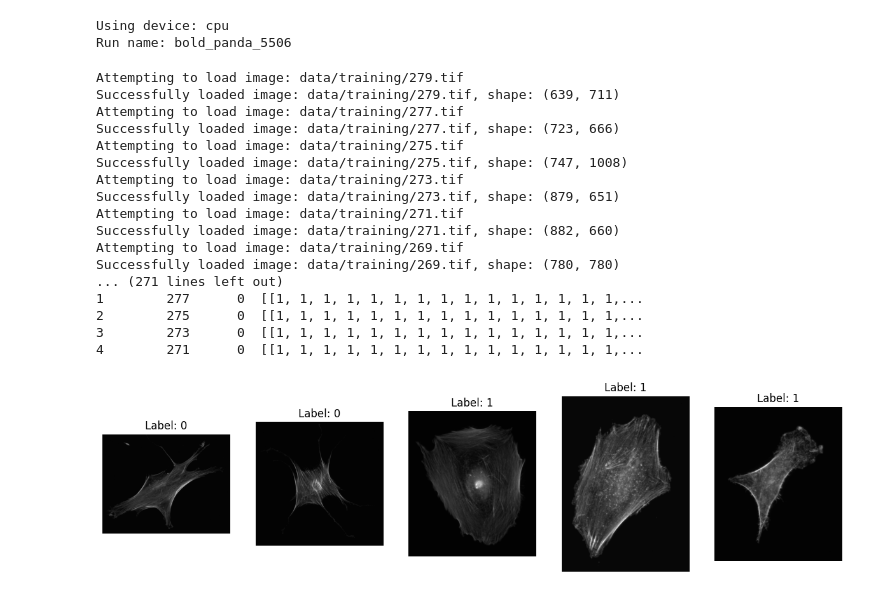
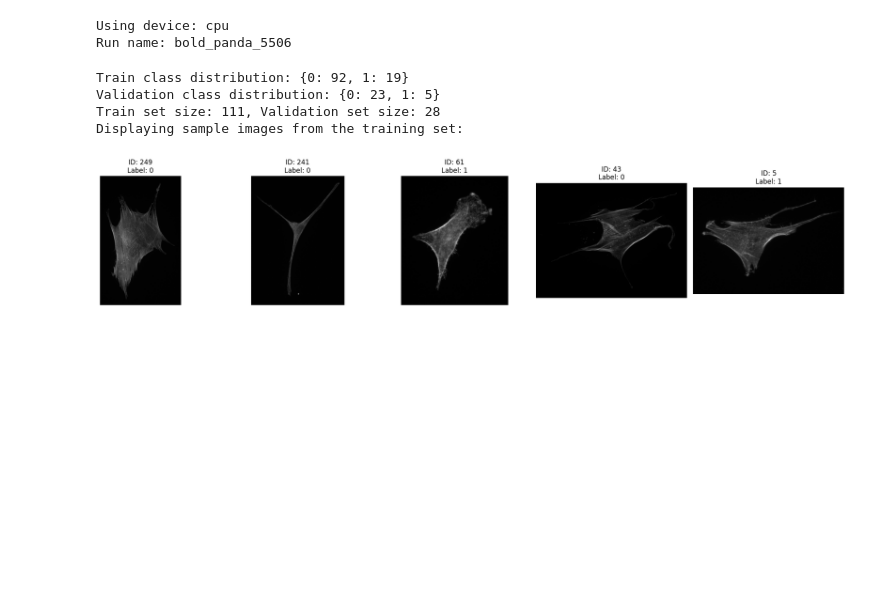
Before and after one commit to phongsakonml/danish-ai-competition-cell-classification-final, a Jupyter notebook: train.ipynb, the cells around one changed output. Cells and saved outputs as stored; diff of their text form; code cells hidden in the pictures; blank space fills up the shorter version.

```diff
--- a/train.ipynb
+++ b/train.ipynb
@@ -71,74 +72,64 @@ Run name: bold_panda_5506
 def load_and_preprocess_data(csv_path, images_dir):
     df = pd.read_csv(csv_path)
     logging.info(f"Loaded dataframe with shape: {df.shape}")
-    df = df.rename(columns={'is_homogenous': 'label'})
+
+    # Clean up the data
+    df['image_id'] = df['image_id '].astype(str).str.strip()
+    df['label'] = df['is_homogenous'].astype(int)
+    df = df.drop(columns=['is_homogenous'])
 
     def load_image(image_id):
         img_path = os.path.join(images_dir, f"{str(image_id).zfill(3)}.tif")
-        print(f"Attempting to load image: {img_path}")  # Debug print
         if not os.path.exists(img_path):
             print(f"Warning: Image file not found: {img_path}")
             return None
-        img = cv2.imread(img_path, cv2.IMREAD_GRAYSCALE)
+        img = cv2.imread(img_path, cv2.IMREAD_UNCHANGED)
         if img is None:
             print(f"Error: Unable to read image: {img_path}")
-        else:
-            print(f"Successfully loaded image: {img_path}, shape: {img.shape}")  # Debug print
         return img
 
-    df['image_array'] = df['image_id '].apply(load_image)
+    df['image_array'] = df['image_id'].apply(load_image)
 
-    print(f"Total images: {len(df)}")
-    print(f"Successfully loaded images: {df['image_array'].notna().sum()}")
-    print(f"Failed to load images: {df['image_array'].isna().sum()}")
+    # Count class distribution
+    class_counts = df['label'].value_counts()
+    logging.info(f"Class distribution: {class_counts.to_dict()}")
 
-    # Print a few rows to inspect the dataframe
-    print(df[['image_id ', 'label', 'image_array']].head())
-
-    return df
+    return df, class_counts
 
 # Load and preprocess data
 csv_path = 'data/training.csv'
 images_dir = 'data/training'
-df = load_and_preprocess_data(csv_path, images_dir)
+df, class_counts = load_and_preprocess_data(csv_path, images_dir)
 
 # Split data
 train_df, val_df = train_test_split(df, test_size=0.2, stratify=df['label'], random_state=42)
 
 # Log sizes of train and validation distributions
 logging.info(f"Train set size: {len(train_df)}, Validation set size: {len(val_df)}")
 logging.info(f"Train class distribution: {train_df['label'].value_counts().to_dict()}")
 logging.info(f"Validation class distribution: {val_df['label'].value_counts().to_dict()}")
+print(f"Train class distribution: {train_df['label'].value_counts().to_dict()}")
+print(f"Validation class distribution: {val_df['label'].value_counts().to_dict()}")
+print(f"Train set size: {len(train_df)}, Validation set size: {len(val_df)}")
 
-# Plot some images from the training set
-import matplotlib.pyplot as plt
-
-def plot_images(dataframe, num_images=5):
-    plt.figure(figsize=(15, 5))
-    for i in range(num_images):
-        plt.subplot(1, num_images, i + 1)
-        plt.imshow(dataframe['image_array'].iloc[i], cmap='gray')
-        plt.title(f"Label: {dataframe['label'].iloc[i]}")
+# Function to display sample images
+def show_samples(dataframe, num_samples=5):
+    plt.figure(figsize=(20, 4))
+    samples = dataframe.sample(num_samples)
+    for i, (_, row) in enumerate(samples.iterrows()):
+        plt.subplot(1, num_samples, i+1)
+        plt.imshow(row['image_array'], cmap='gray')
+        plt.title(f"ID: {row['image_id']}\nLabel: {row['label']}")
         plt.axis('off')
+    plt.tight_layout()
     plt.show()
 
-plot_images(train_df)
+# Show samples from the training set
+print("Displaying sample images from the training set:")
+show_samples(train_df)
 # %% [output]
-Attempting to load image: data/training/279.tif
-Successfully loaded image: data/training/279.tif, shape: (639, 711)
-Attempting to load image: data/training/277.tif
-Successfully loaded image: data/training/277.tif, shape: (723, 666)
-Attempting to load image: data/training/275.tif
-Successfully loaded image: data/training/275.tif, shape: (747, 1008)
-Attempting to load image: data/training/273.tif
-Successfully loaded image: data/training/273.tif, shape: (879, 651)
-Attempting to load image: data/training/271.tif
-Successfully loaded image: data/training/271.tif, shape: (882, 660)
-Attempting to load image: data/training/269.tif
-Successfully loaded image: data/training/269.tif, shape: (780, 780)
-... (271 lines left out)
-1        277      0  [[1, 1, 1, 1, 1, 1, 1, 1, 1, 1, 1, 1, 1, 1, 1,...
-2        275      0  [[1, 1, 1, 1, 1, 1, 1, 1, 1, 1, 1, 1, 1, 1, 1,...
-3        273      0  [[1, 1, 1, 1, 1, 1, 1, 1, 1, 1, 1, 1, 1, 1, 1,...
-4        271      0  [[1, 1, 1, 1, 1, 1, 1, 1, 1, 1, 1, 1, 1, 1, 1,...
+Train class distribution: {0: 92, 1: 19}
+Validation class distribution: {0: 23, 1: 5}
+Train set size: 111, Validation set size: 28
+Displaying sample images from the training set:
-[figure, old version]
+[figure, new version]
```
Also changed, not shown: parts of 5 cells of this notebook, 9 other files.
